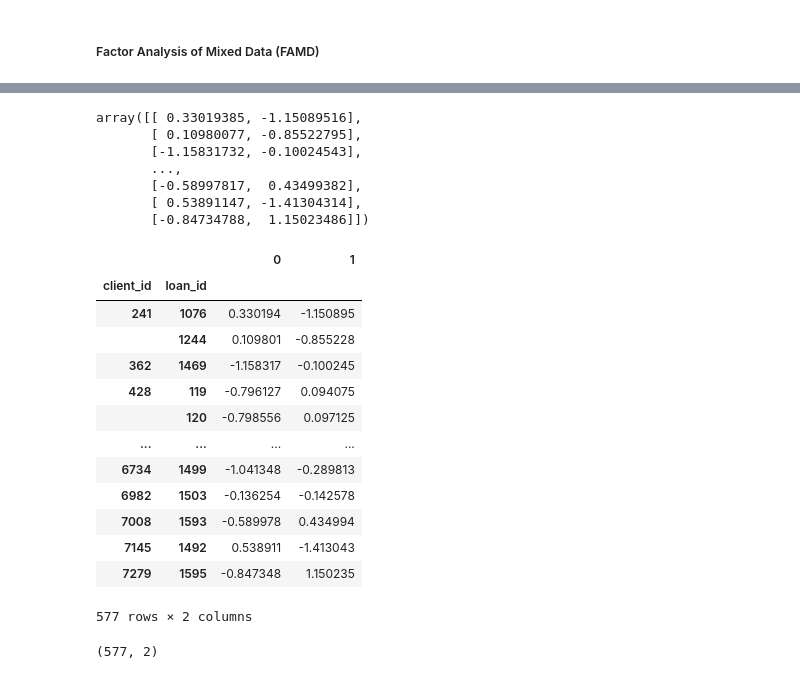
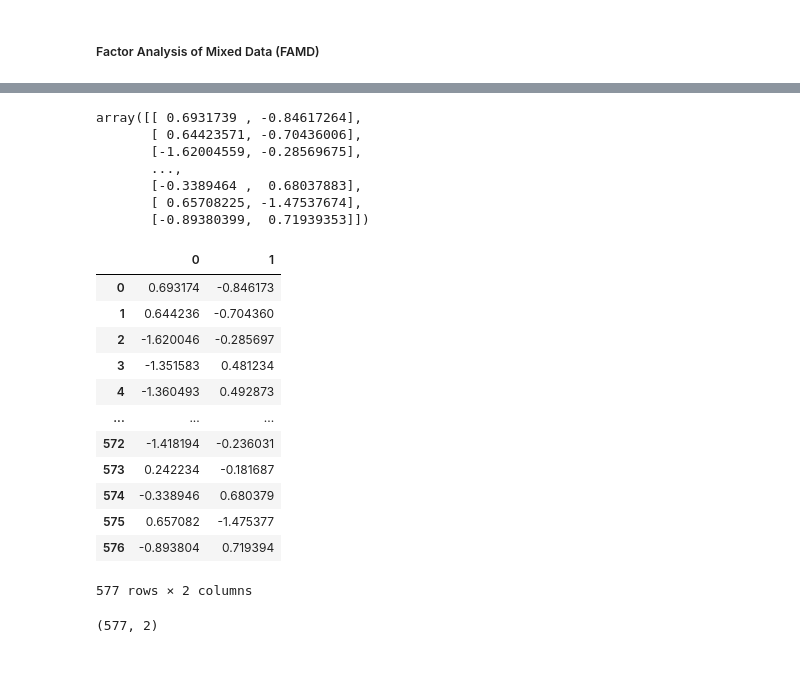
Before and after one commit to cbarros7/capstone_project_holberton, a Jupyter notebook: pre_modeling_update.ipynb, the cells around one changed output, grey strips where cells are left out. Saved outputs shown, nothing was run; the diff lists cells and outputs as text; code cells hidden in the pictures.

```diff
--- a/pre_modeling_update.ipynb
+++ b/pre_modeling_update.ipynb
@@ -275,7 +292,7 @@ data_transform_3.head()
 # %%
 # Standardizing all the numerical variables
 Num_features=data_transform.select_dtypes(include=[np.number]).columns
-data_transform[Num_features]=preprocessing.MinMaxScaler().fit_transform(data_transform[Num_features])
+data_transform[Num_features]=preprocessing.PowerTransformer().fit_transform(data_transform[Num_features])
 data_transform.head()
 # %% [output]
 |  |  | state | arrears_days | total_paid | Monto Acumulado | Uso de los recursos | Plazo | Sector | ... |
@@ -823,2 +864,6 @@ data_transform_2.drop(['client_id', 'loan_id'], axis=1, inplace=True)
 # %% [markdown]
 ##### Factor Analysis of Mixed Data (FAMD)
+# %%
+# Quitar los indices client y loan_id
+data_transform.reset_index(drop=True, inplace=True)
+data_transform
@@ -832,33 +891,32 @@ famd = prince.FAMD(
      engine='auto',
      random_state=42
 )
-famd = famd.fit(data_transform_2)
-transformada = famd.transform(data_transform_2)
+famd = famd.fit(data_transform)
+transformada = famd.transform(data_transform)
 # %%
 Y = transformada.to_numpy()
 Y
 # %% [output]
-array([[ 0.33019385, -1.15089516],
-       [ 0.10980077, -0.85522795],
-       [-1.15831732, -0.10024543],
+array([[ 0.6931739 , -0.84617264],
+       [ 0.64423571, -0.70436006],
+       [-1.62004559, -0.28569675],
        ...,
-       [-0.58997817,  0.43499382],
-       [ 0.53891147, -1.41304314],
-       [-0.84734788,  1.15023486]])
+       [-0.3389464 ,  0.68037883],
+       [ 0.65708225, -1.47537674],
+       [-0.89380399,  0.71939353]])
 # %%
-famd.row_coordinates(data_transform_2)
+famd.row_coordinates(data_transform)
 # %% [output]
-|  |  | 0 | 1 |
-| client_id | loan_id |  |  |
-| 241 | 1076 | 0.330194 | -1.150895 |
-|  | 1244 | 0.109801 | -0.855228 |
-| 362 | 1469 | -1.158317 | -0.100245 |
-| 428 | 119 | -0.796127 | 0.094075 |
-|  | 120 | -0.798556 | 0.097125 |
-| ... | ... | ... | ... |
-| 6734 | 1499 | -1.041348 | -0.289813 |
-| 6982 | 1503 | -0.136254 | -0.142578 |
-| 7008 | 1593 | -0.589978 | 0.434994 |
-| 7145 | 1492 | 0.538911 | -1.413043 |
-| 7279 | 1595 | -0.847348 | 1.150235 |
+|  | 0 | 1 |
+| 0 | 0.693174 | -0.846173 |
+| 1 | 0.644236 | -0.704360 |
+| 2 | -1.620046 | -0.285697 |
+| 3 | -1.351583 | 0.481234 |
+| 4 | -1.360493 | 0.492873 |
+| ... | ... | ... |
+| 572 | -1.418194 | -0.236031 |
+| 573 | 0.242234 | -0.181687 |
+| 574 | -0.338946 | 0.680379 |
+| 575 | 0.657082 | -1.475377 |
+| 576 | -0.893804 | 0.719394 |
 577 rows × 2 columns
```
Also changed, not shown: parts of 169 cells of this notebook, 2 other files.
